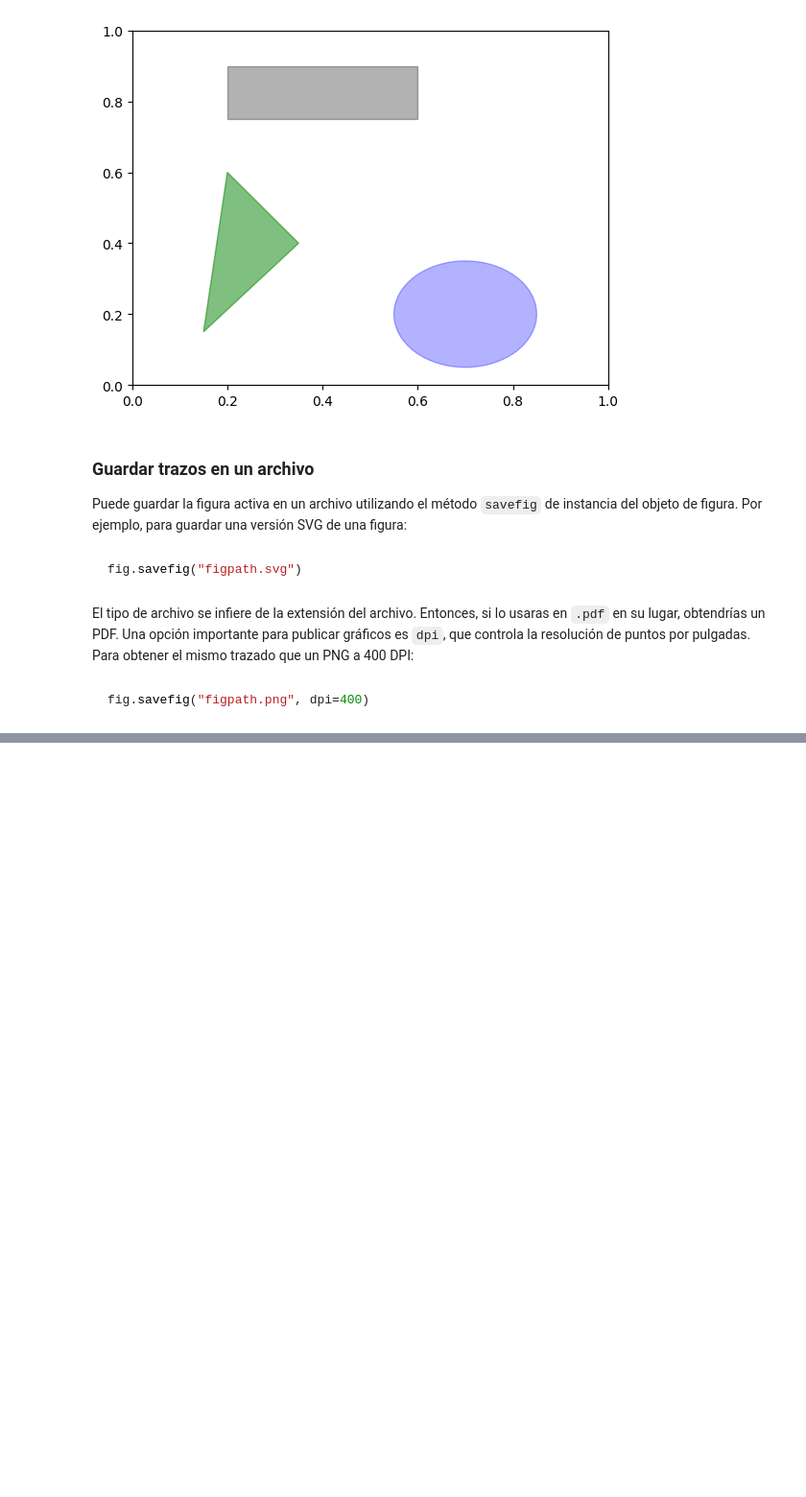
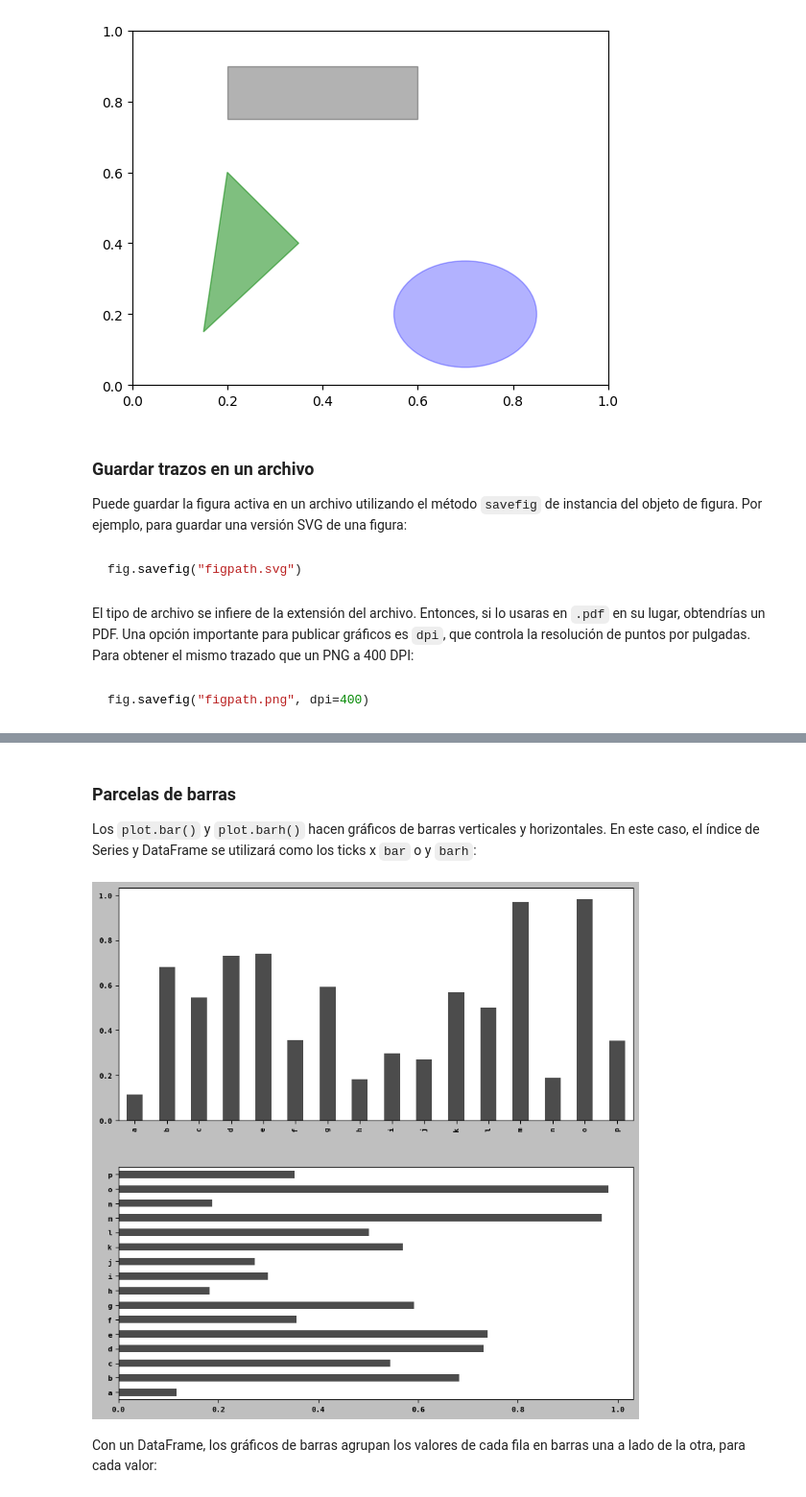
Before and after one commit to taquero-programador/Data-Analysis, a Jupyter notebook: Python for Data Analysis/chapter_09_plotting/plotting_and_visualization.ipynb, the cells around one changed output, grey strips where cells are left out. Shown at 96% size. Cells and saved outputs as stored; diff of their text form; code cells hidden in the pictures; blank space fills up the shorter version.

```diff
--- a/Python for Data Analysis/chapter_09_plotting/plotting_and_visualization.ipynb
+++ b/Python for Data Analysis/chapter_09_plotting/plotting_and_visualization.ipynb
@@ -294,0 +348,13 @@ fig.savefig("figpath.png", dpi=400)
+# %% [markdown]
+### Parcelas de barras
+Los `plot.bar()` y `plot.barh()` hacen gráficos de barras verticales y horizontales. En este caso, el índice de Series y DataFrame se utilizará como
+los ticks x `bar` o y `barh`:
+# %%
+fig, ax = plt.subplots(2, 1)
+data = pd.Series(np.random.uniform(size=16), index=list("abcdefghijklmnop"))
+data.plot.bar(ax=ax[0], color="black", alpha=0.7)
+data.plot.barh(ax=ax[1], color="black", alpha=0.7);
+# %% [output]
+[figure, added]
+# %% [markdown]
+Con un DataFrame, los gráficos de barras agrupan los valores de cada fila en barras una a lado de la otra, para cada valor:
```
Also changed, not shown: parts of 71 cells of this notebook, 4 other files.
